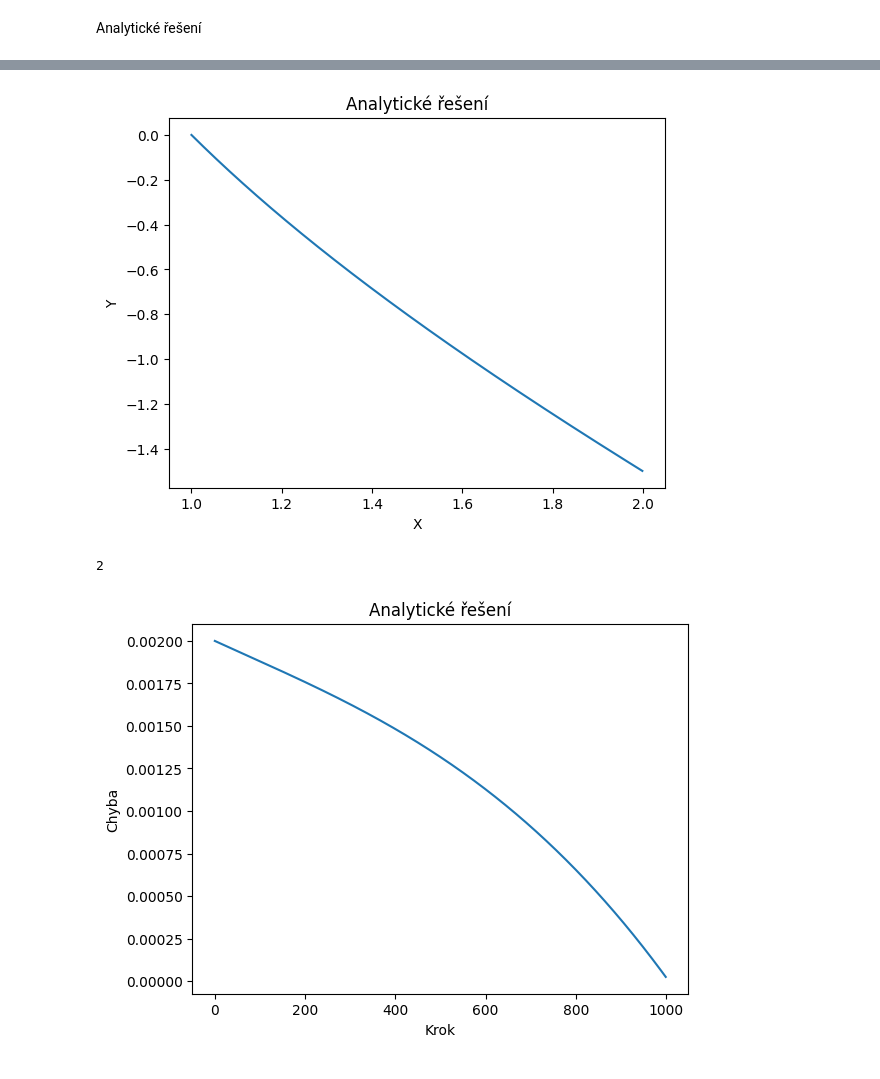
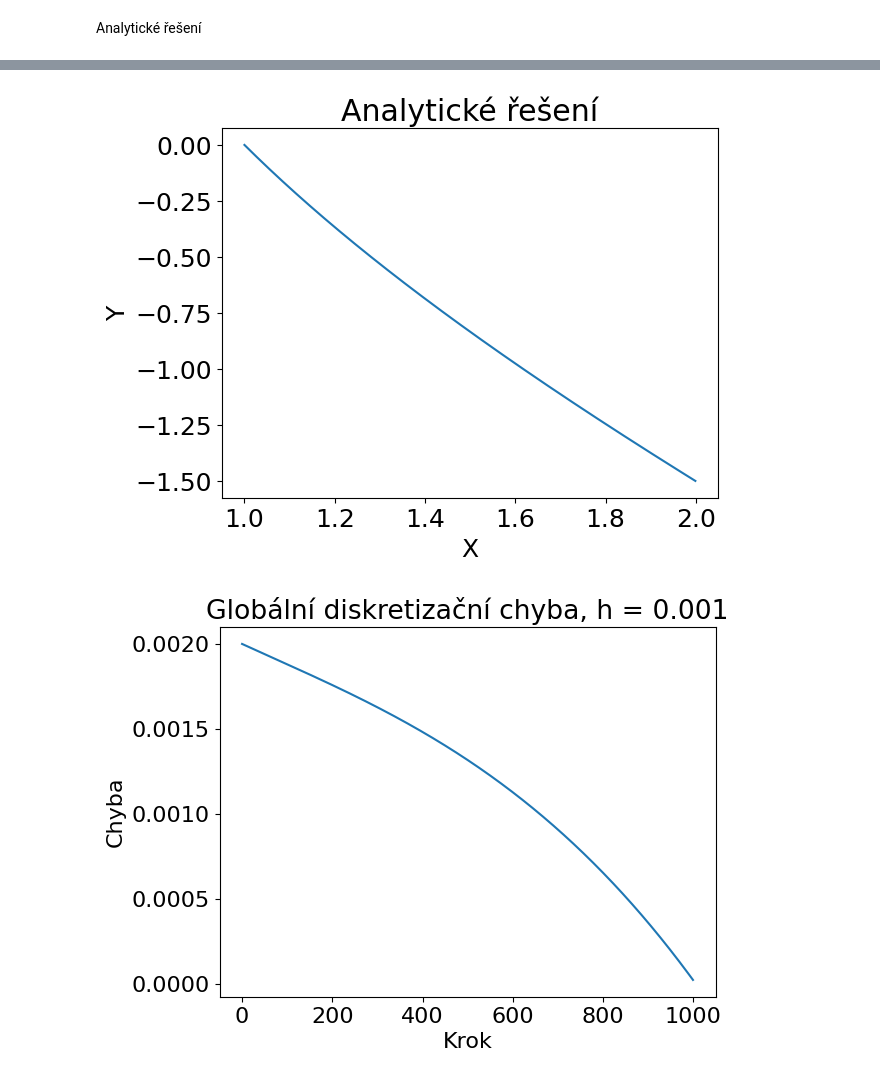
Before and after one commit to st-hazakura/NUM2, a Jupyter notebook: 2/F/metoda_strelby.ipynb, the cells around one changed output, grey strips where cells are left out. Cells and saved outputs as stored; diff of their text form; code cells hidden in the pictures.

```diff
--- a/2/F/metoda_strelby.ipynb
+++ b/2/F/metoda_strelby.ipynb
@@ -77,6 +77,7 @@ def zobrazit(x_0, x_n, h, y_hodnoty, nazev_grafu, graf_1 = False, graf_2 = False
         if rozdil_delek != 0:
             y_hodnoty = y_hodnoty[:-rozdil_delek]
 
+        plt.rcParams.update({'font.size': 18})
         plt.plot(x, y_hodnoty)
         plt.title(nazev_grafu)
         plt.xlabel("X")
@@ -90,9 +91,10 @@ def zobrazit(x_0, x_n, h, y_hodnoty, nazev_grafu, graf_1 = False, graf_2 = False
         if rozdil_delek != 0:
             num = num[:-rozdil_delek]
 
+        plt.rcParams.update({'font.size': 16})
         gdc = np.abs(analyt - num)
         plt.plot(gdc)
-        plt.title(nazev_grafu)
+        plt.title(f"Globální diskretizační chyba, h = {h}")
         plt.xlabel("Krok")
         plt.ylabel("Chyba")
         plt.show;
@@ -107,13 +109,8 @@ zobrazit(x_0, x_n, h, y_draha, "Metoda střelby", graf_1= True)
 # %%
 zobrazit(x_0, x_n, h, a_y, "Analytické řešení", graf_1= True)
 # %% [output]
-[figure, old version]
+[figure, new version]
-# %%
-a = [a_y, y_draha]
-len(a)
-# %% [output]
-2
 # %%
-zobrazit(x_0, x_n, h, a, "Analytické řešení", graf_2 = True)
+zobrazit(x_0, x_n, h, [a_y, y_draha], "a", graf_2 = True)
 # %% [output]
-[figure, old version]
+[figure, new version]
```
Also changed, not shown: parts of 3 cells of this notebook.
